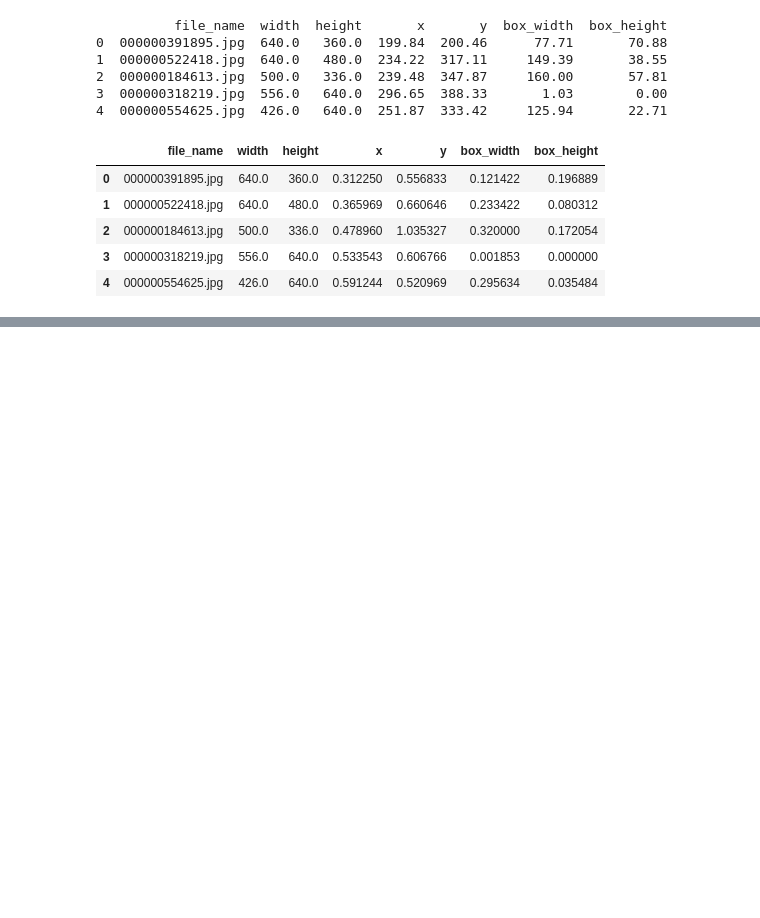
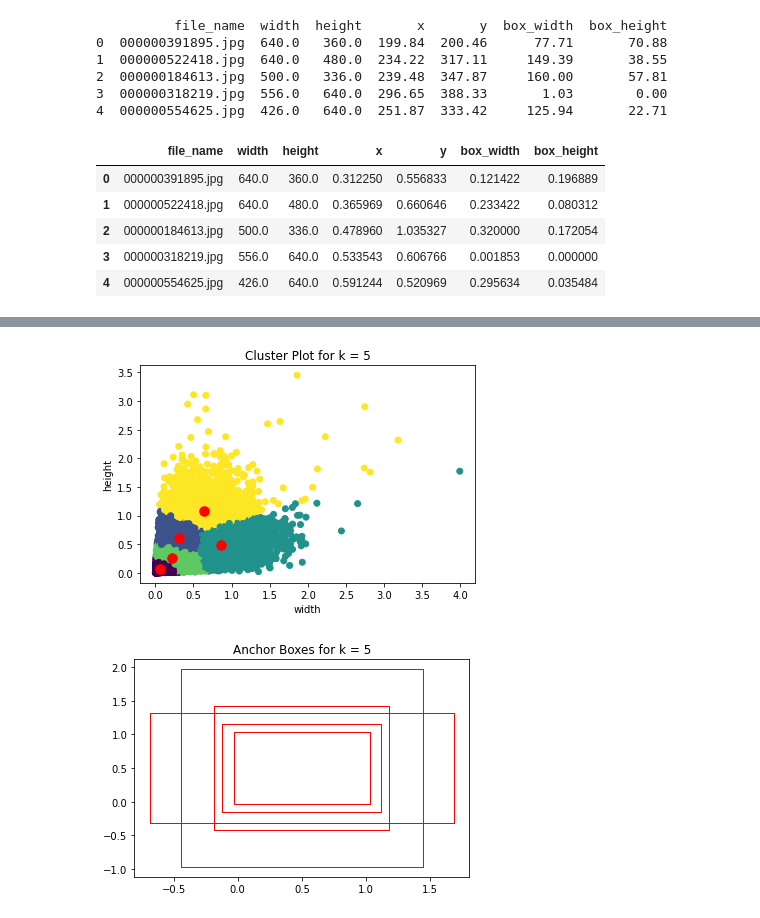
Before and after one commit to satyaNekkantiCompVison/ExtensiveVisionAI, a Jupyter notebook: S10_ObjectLocalization/Coco_data-Kmeans/S10_COCO_Dataset.ipynb, the cells around one changed output, grey strips where cells are left out. Saved outputs shown, nothing was run; the diff lists cells and outputs as text; code cells hidden in the pictures; blank space fills up the shorter version.

```diff
--- a/S10_ObjectLocalization/Coco_data-Kmeans/S10_COCO_Dataset.ipynb
+++ b/S10_ObjectLocalization/Coco_data-Kmeans/S10_COCO_Dataset.ipynb
@@ -162,0 +290,8 @@ normalize_annotations_map_df.head()
+# %%
+# K=5
+k = 5
+kmeans[k].plot_clusters()
+kmeans[k].plot_anchor_boxes()
+# %% [output]
+[figure, added]
+[figure, added]
```
Also changed, not shown: parts of 13 cells of this notebook.
